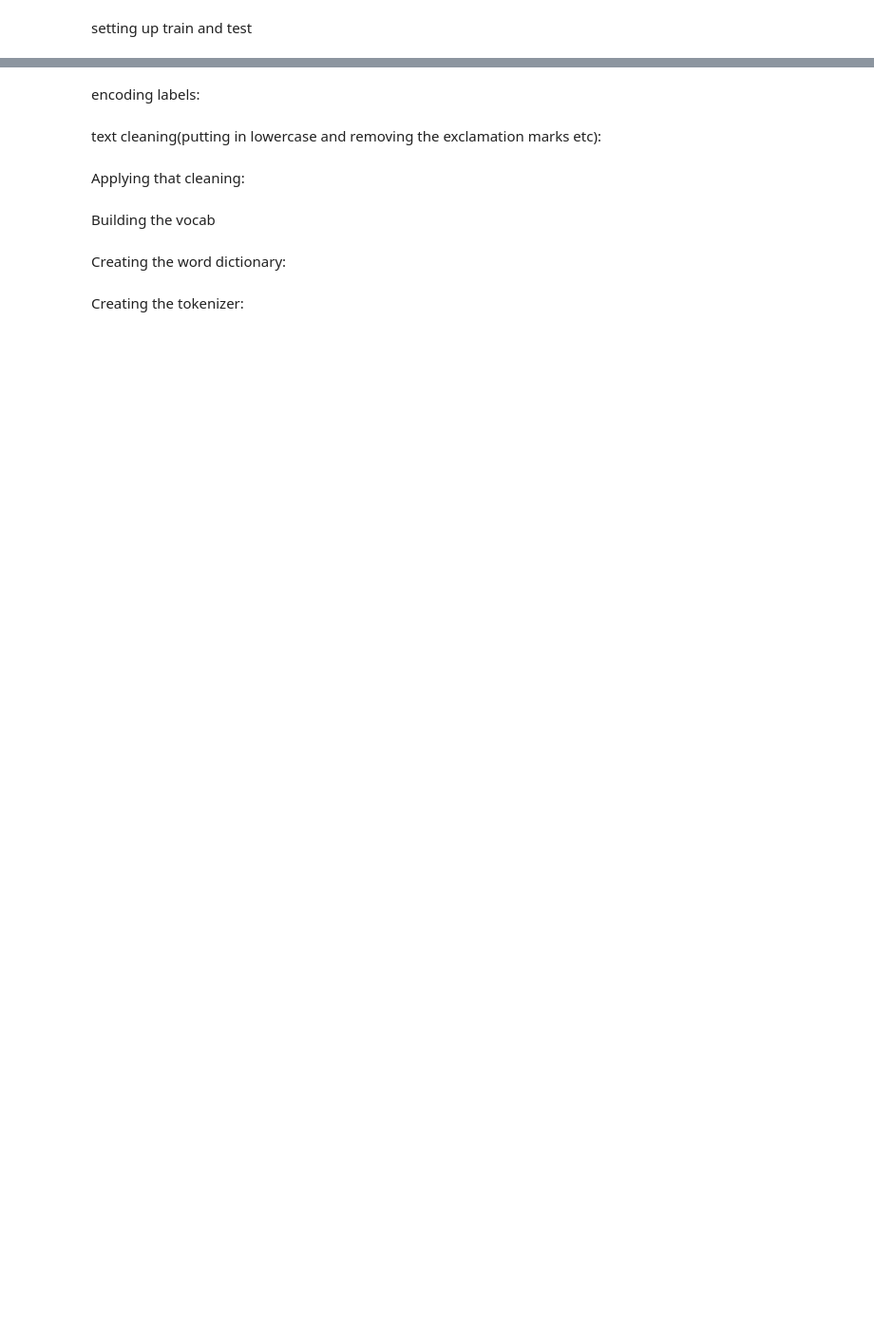
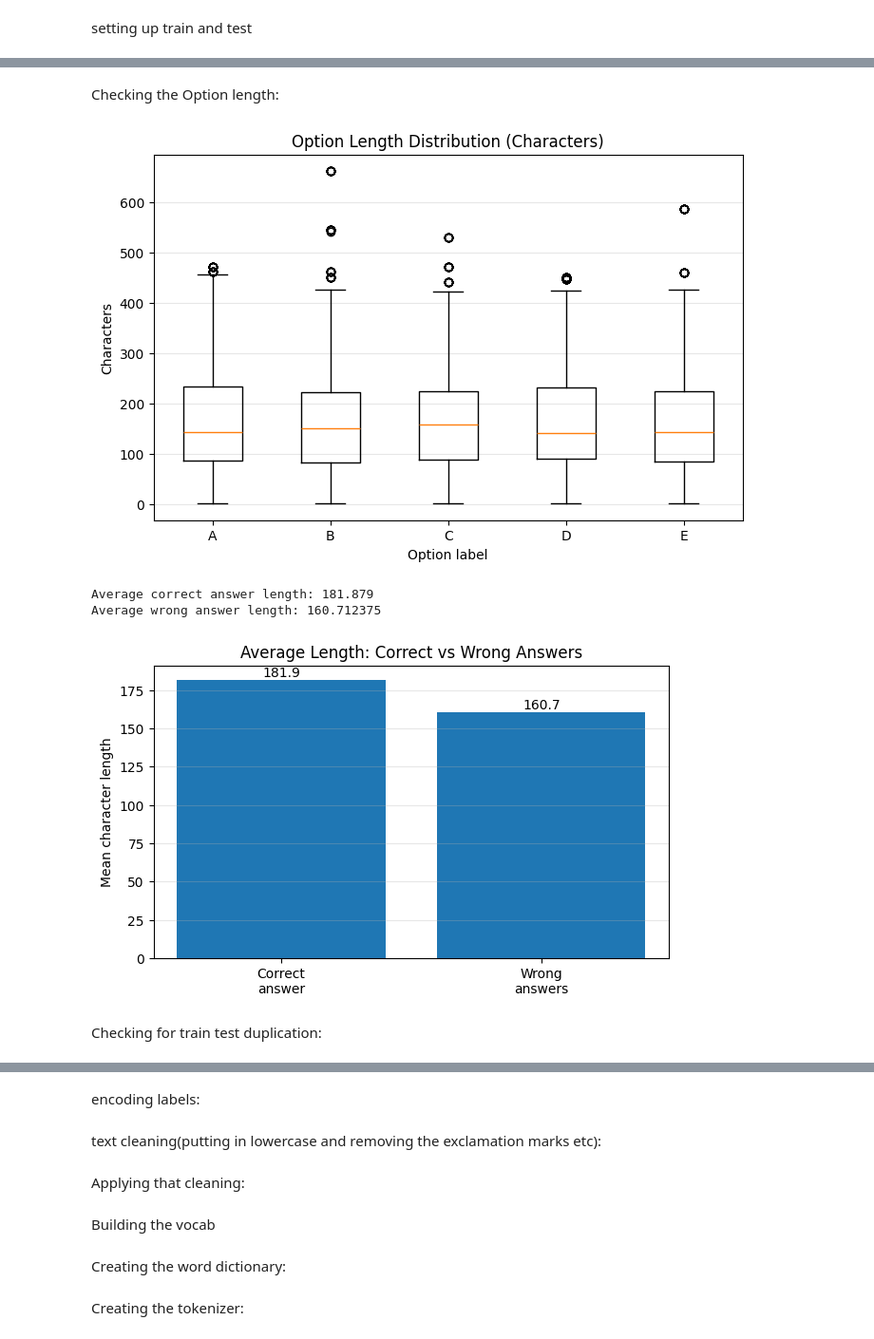
Before and after one commit to NomzzNJS/dl-23f2004641-notebook-t22026, a Jupyter notebook: scratch-model(BiLSTM).ipynb, the cells around one changed output, grey strips where cells are left out. Shown at 95% size. Saved outputs shown, nothing was run; the diff lists cells and outputs as text; code cells hidden in the pictures; blank space fills up the shorter version.

```diff
--- a/scratch-model(BiLSTM).ipynb
+++ b/scratch-model(BiLSTM).ipynb
@@ -101,0 +300,75 @@ train.head()
+# %% [markdown]
+Checking the Option length:
+# %%
+#length of every option
+for option in ['A', 'B', 'C', 'D', 'E']:
+    eda_train[option + '_length'] = eda_train[option].astype(str).str.len()
+
+
+#boxplot
+
+option_lengths = [
+    eda_train['A_length'],
+    eda_train['B_length'],
+    eda_train['C_length'],
+    eda_train['D_length'],
+    eda_train['E_length']
+]
+
+plt.figure(figsize=(8, 5))
+
+plt.boxplot(option_lengths, labels=['A', 'B', 'C', 'D', 'E'])
+
+plt.title("Option Length Distribution (Characters)")
+plt.xlabel("Option label")
+plt.ylabel("Characters")
+plt.grid(axis='y', alpha=0.3)
+plt.show()
+
+
+#the graph of correct vs wrong
+
+correct_lengths = []
+wrong_lengths = []
+
+for _, row in eda_train.iterrows():
+    correct_option = row['answer']
+    for option in ['A', 'B', 'C', 'D', 'E']:
+        length = row[option + '_length']
+        if option == correct_option:
+            correct_lengths.append(length)
+        else:
+            wrong_lengths.append(length)
+
+
+correct_average = sum(correct_lengths) / len(correct_lengths)
+wrong_average = sum(wrong_lengths) / len(wrong_lengths)
+
+print("Average correct answer length:", correct_average)
+print("Average wrong answer length:", wrong_average)
+
+
+plt.figure(figsize=(7, 4))
+
+labels = ['Correct\nanswer', 'Wrong\nanswers']
+values = [correct_average, wrong_average]
+
+bars = plt.bar(labels, values)
+
+plt.title("Average Length: Correct vs Wrong Answers")
+plt.ylabel("Mean character length")
+plt.grid(axis='y', alpha=0.3)
+
+
+for bar in bars:
+    height = bar.get_height()
+    plt.text(bar.get_x() + bar.get_width()/2, height + 2, f"{height:.1f}", ha='center')
+
+plt.show()
+# %% [output]
+[figure, added]
+Average correct answer length: 181.879
+Average wrong answer length: 160.712375
+[figure, added]
+# %% [markdown]
+Checking for train test duplication:
```
Also changed, not shown: parts of 50 cells of this notebook.
